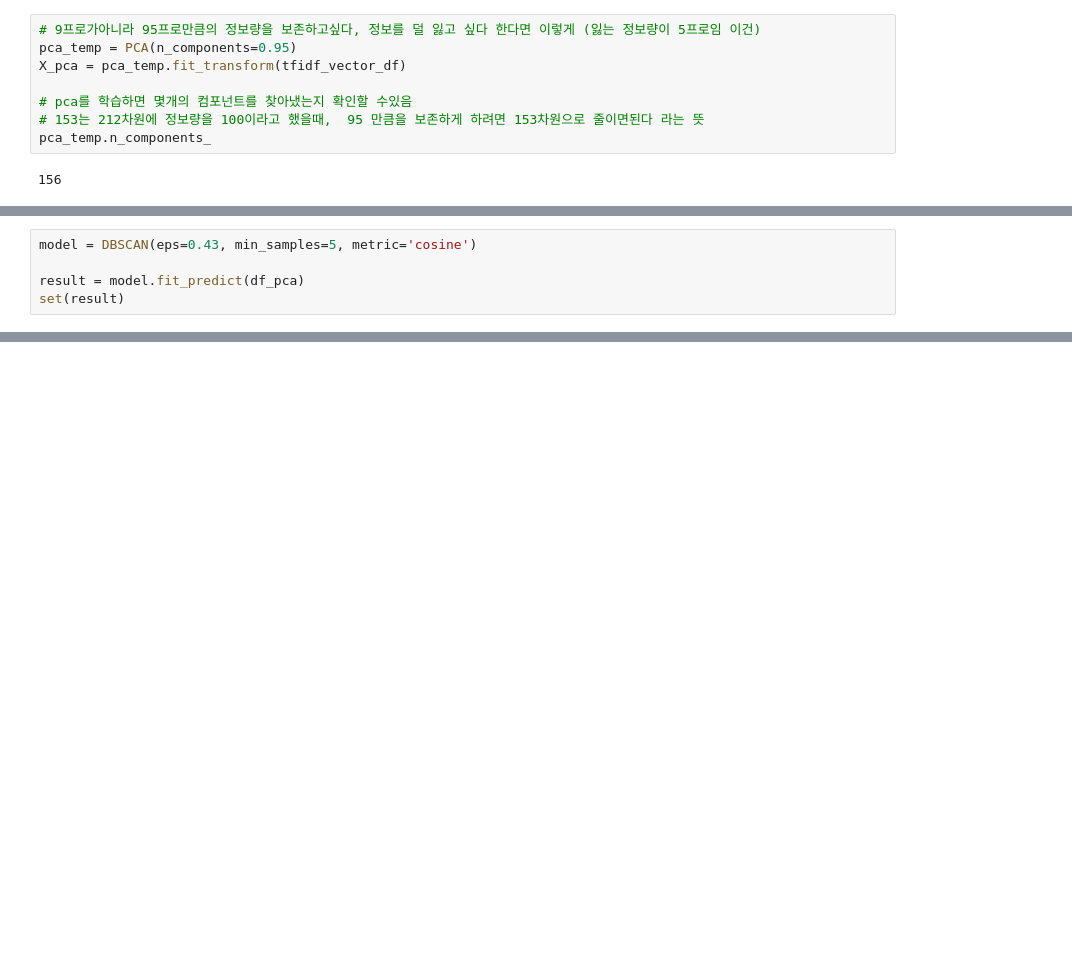
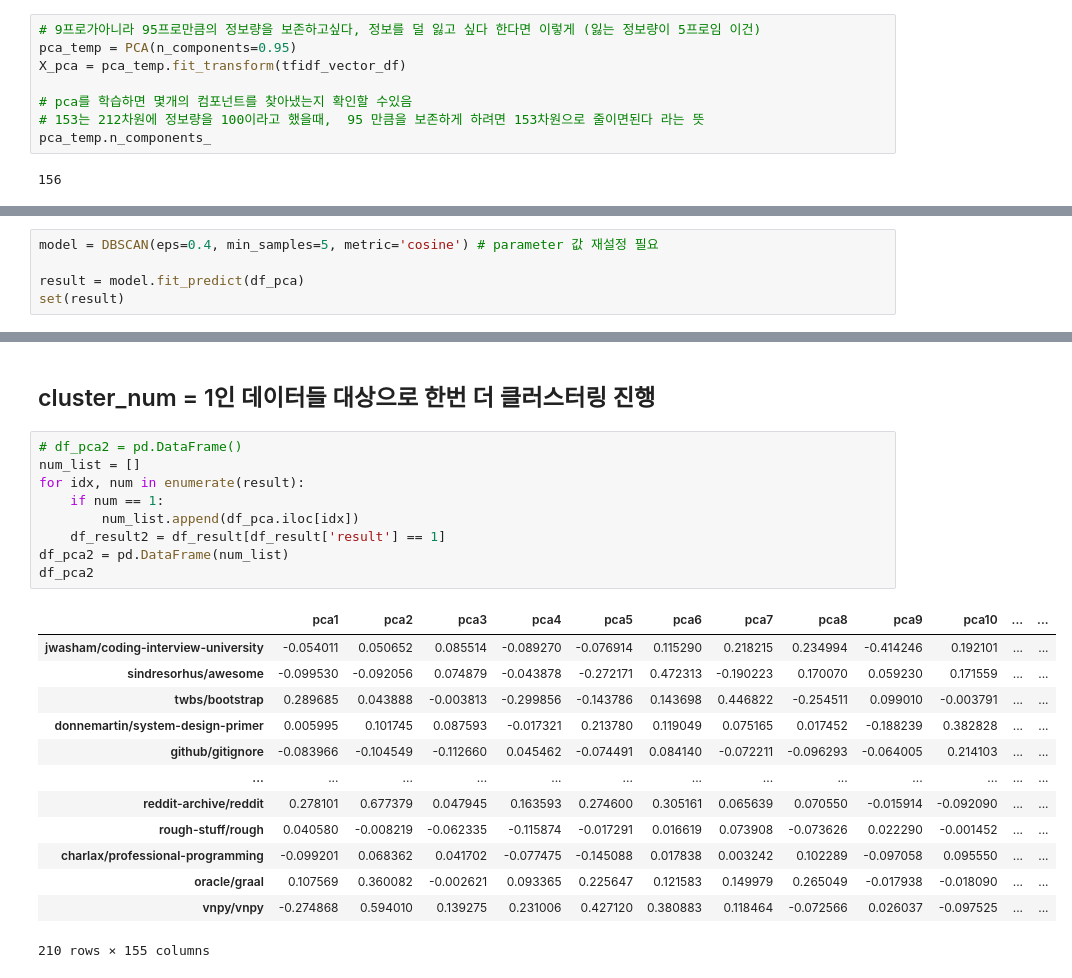
Before and after one commit to park1997/GitHub_Crawling_TextMining_Project, a Jupyter notebook: ParkYoungWoong/Github_clustering_DBSCAN.ipynb, the cells around one changed output, grey strips where cells are left out. Cells and saved outputs as stored; diff of their text form; blank space fills up the shorter version.

```diff
--- a/ParkYoungWoong/Github_clustering_DBSCAN.ipynb
+++ b/ParkYoungWoong/Github_clustering_DBSCAN.ipynb
@@ -373,5 +377,5 @@ https://hoonzi-text.tistory.com/19
 # %%
-model = DBSCAN(eps=0.43, min_samples=5, metric='cosine')
+model = DBSCAN(eps=0.4, min_samples=5, metric='cosine') # parameter 값 재설정 필요
 
 result = model.fit_predict(df_pca)
 set(result)
@@ -427,0 +483,25 @@ cluster num : 14
+# %% [markdown]
+## cluster_num = 1인 데이터들 대상으로 한번 더 클러스터링 진행
+# %%
+# df_pca2 = pd.DataFrame()
+num_list = []
+for idx, num in enumerate(result):
+    if num == 1:
+        num_list.append(df_pca.iloc[idx])
+    df_result2 = df_result[df_result['result'] == 1]
+df_pca2 = pd.DataFrame(num_list)
+df_pca2
+# %% [output]
+|  | pca1 | pca2 | pca3 | pca4 | pca5 | pca6 | pca7 | pca8 | pca9 | pca10 | ... | ... |
+| jwasham/coding-interview-university | -0.054011 | 0.050652 | 0.085514 | -0.089270 | -0.076914 | 0.115290 | 0.218215 | 0.234994 | -0.414246 | 0.192101 | ... | ... |
+| sindresorhus/awesome | -0.099530 | -0.092056 | 0.074879 | -0.043878 | -0.272171 | 0.472313 | -0.190223 | 0.170070 | 0.059230 | 0.171559 | ... | ... |
+| twbs/bootstrap | 0.289685 | 0.043888 | -0.003813 | -0.299856 | -0.143786 | 0.143698 | 0.446822 | -0.254511 | 0.099010 | -0.003791 | ... | ... |
+| donnemartin/system-design-primer | 0.005995 | 0.101745 | 0.087593 | -0.017321 | 0.213780 | 0.119049 | 0.075165 | 0.017452 | -0.188239 | 0.382828 | ... | ... |
+| github/gitignore | -0.083966 | -0.104549 | -0.112660 | 0.045462 | -0.074491 | 0.084140 | -0.072211 | -0.096293 | -0.064005 | 0.214103 | ... | ... |
+| ... | ... | ... | ... | ... | ... | ... | ... | ... | ... | ... | ... | ... |
+| reddit-archive/reddit | 0.278101 | 0.677379 | 0.047945 | 0.163593 | 0.274600 | 0.305161 | 0.065639 | 0.070550 | -0.015914 | -0.092090 | ... | ... |
+| rough-stuff/rough | 0.040580 | -0.008219 | -0.062335 | -0.115874 | -0.017291 | 0.016619 | 0.073908 | -0.073626 | 0.022290 | -0.001452 | ... | ... |
+| charlax/professional-programming | -0.099201 | 0.068362 | 0.041702 | -0.077475 | -0.145088 | 0.017838 | 0.003242 | 0.102289 | -0.097058 | 0.095550 | ... | ... |
+| oracle/graal | 0.107569 | 0.360082 | -0.002621 | 0.093365 | 0.225647 | 0.121583 | 0.149979 | 0.265049 | -0.017938 | -0.018090 | ... | ... |
+| vnpy/vnpy | -0.274868 | 0.594010 | 0.139275 | 0.231006 | 0.427120 | 0.380883 | 0.118464 | -0.072566 | 0.026037 | -0.097525 | ... | ... |
+210 rows × 155 columns
```
Also changed, not shown: parts of 19 cells of this notebook.
